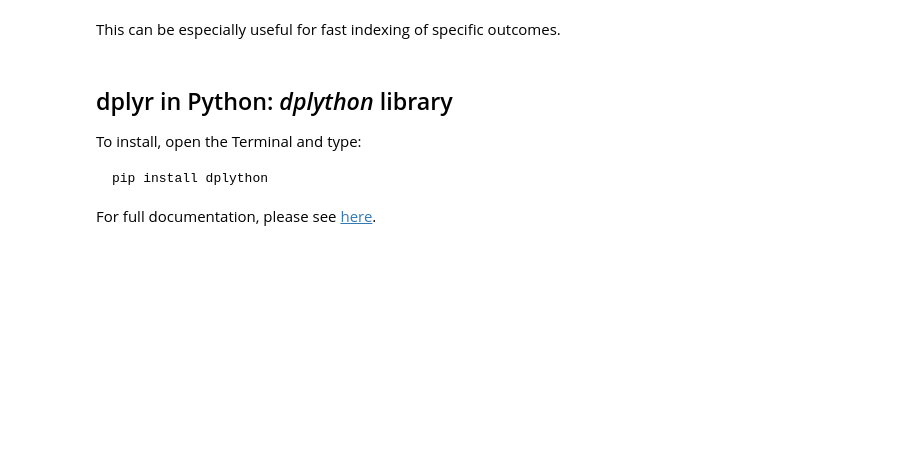
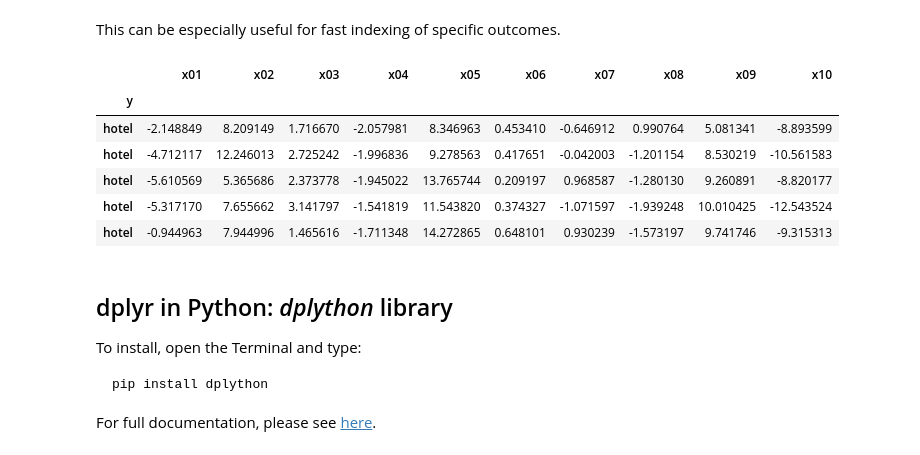
Before and after one commit to szorowi1/qmss2017, a Jupyter notebook: module3/module3_demo.ipynb, the cells around one changed output. Saved outputs shown, nothing was run; the diff lists cells and outputs as text; code cells hidden in the pictures; blank space fills up the shorter version.

```diff
--- a/module3/module3_demo.ipynb
+++ b/module3/module3_demo.ipynb
@@ -27,8 +29,20 @@ data.head(3)
 | 2 | foxtrot | -7.371013 | 6.783924 | 3.154825 | -2.325751 | 16.109512 | 0.103180 | 0.508613 | -1.168624 | 9.025390 | -12.657244 |
 # %% [markdown]
 Variables can be set as new Pandas indices using the **set_index** attribute.
+# %%
+data = data.set_index('y')
 # %% [markdown]
 This can be especially useful for fast indexing of specific outcomes.
+# %%
+data.loc['hotel'].head(5)
+# %% [output]
+|  | x01 | x02 | x03 | x04 | x05 | x06 | x07 | x08 | x09 | x10 |
+| y |  |  |  |  |  |  |  |  |  |  |
+| hotel | -2.148849 | 8.209149 | 1.716670 | -2.057981 | 8.346963 | 0.453410 | -0.646912 | 0.990764 | 5.081341 | -8.893599 |
+| hotel | -4.712117 | 12.246013 | 2.725242 | -1.996836 | 9.278563 | 0.417651 | -0.042003 | -1.201154 | 8.530219 | -10.561583 |
+| hotel | -5.610569 | 5.365686 | 2.373778 | -1.945022 | 13.765744 | 0.209197 | 0.968587 | -1.280130 | 9.260891 | -8.820177 |
+| hotel | -5.317170 | 7.655662 | 3.141797 | -1.541819 | 11.543820 | 0.374327 | -1.071597 | -1.939248 | 10.010425 | -12.543524 |
+| hotel | -0.944963 | 7.944996 | 1.465616 | -1.711348 | 14.272865 | 0.648101 | 0.930239 | -1.573197 | 9.741746 | -9.315313 |
 # %% [markdown]
 ## dplyr in Python: *dplython* library
 To install, open the Terminal and type:
```
Also changed, not shown: parts of 20 cells of this notebook.
